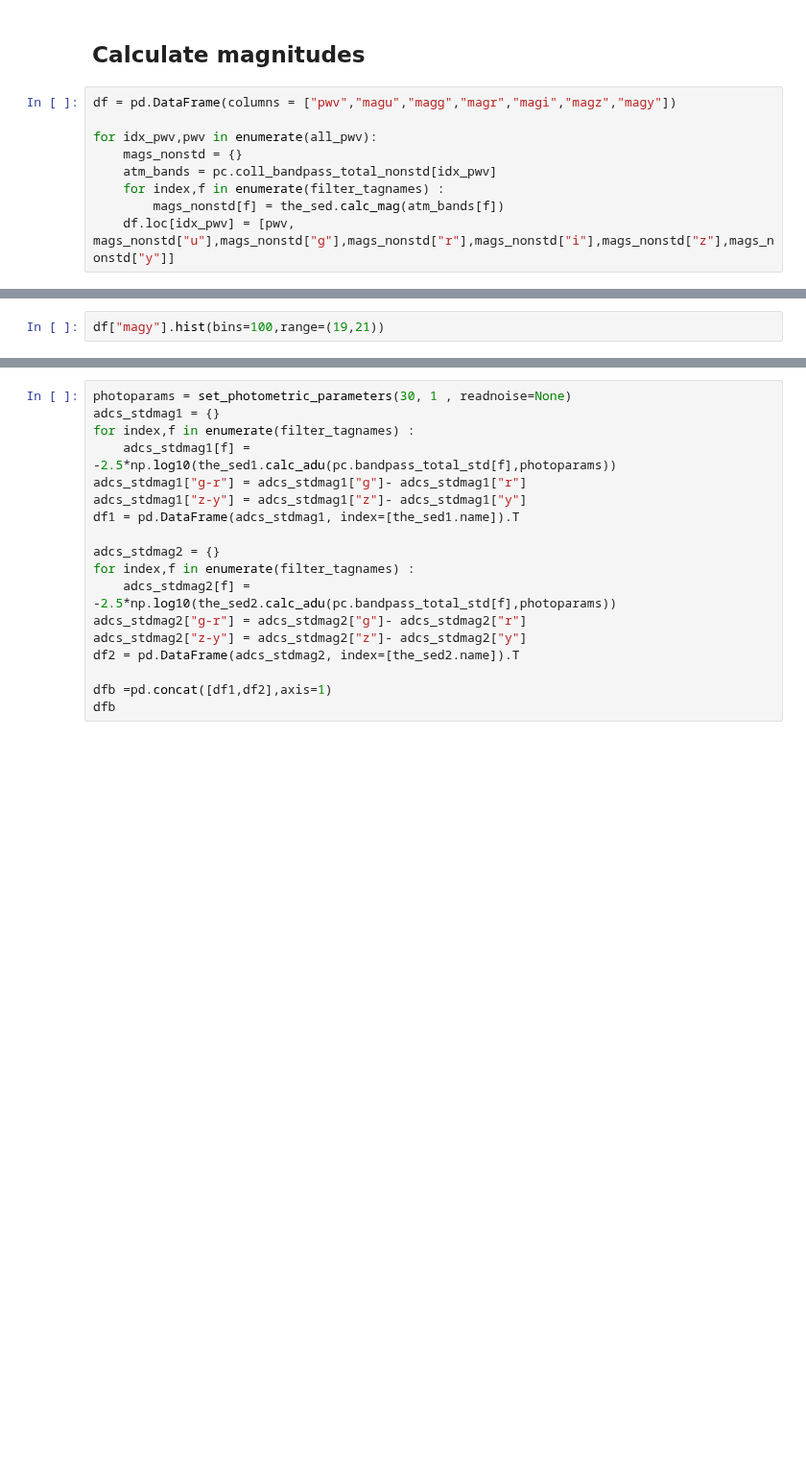
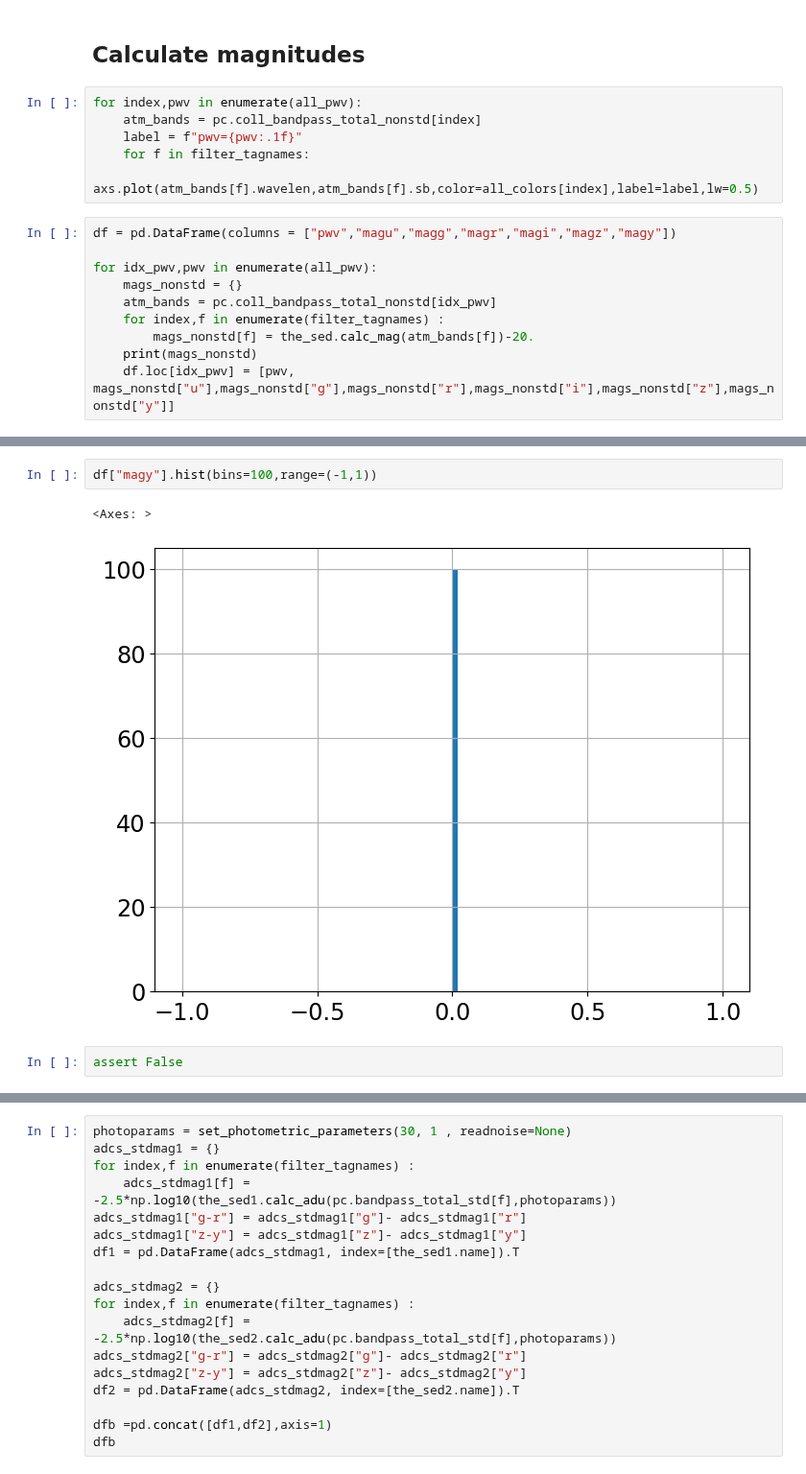
Before and after one commit to sylvielsstfr/RubinLSSTPhotometricCorrTuto, a Jupyter notebook: notebooks/10_resolution/ComputeMagResolution_LSSTfilters.ipynb, the cells around one changed output, grey strips where cells are left out. Shown at 96% size. Cells and saved outputs as stored; diff of their text form; blank space fills up the shorter version.

```diff
--- a/notebooks/10_resolution/ComputeMagResolution_LSSTfilters.ipynb
+++ b/notebooks/10_resolution/ComputeMagResolution_LSSTfilters.ipynb
@@ -347,5 +388,11 @@ for ifilt,f in enumerate(filter_tagnames):
 # %% [markdown]
 ## Calculate magnitudes
+# %%
+for index,pwv in enumerate(all_pwv):
+    atm_bands = pc.coll_bandpass_total_nonstd[index]
+    label = f"pwv={pwv:.1f}"
+    for f in filter_tagnames:
+        axs.plot(atm_bands[f].wavelen,atm_bands[f].sb,color=all_colors[index],label=label,lw=0.5)
 # %%
 df = pd.DataFrame(columns = ["pwv","magu","magg","magr","magi","magz","magy"])
 
@@ -353,5 +400,6 @@ for idx_pwv,pwv in enumerate(all_pwv):
     mags_nonstd = {}
     atm_bands = pc.coll_bandpass_total_nonstd[idx_pwv]
     for index,f in enumerate(filter_tagnames) :
-        mags_nonstd[f] = the_sed.calc_mag(atm_bands[f])
+        mags_nonstd[f] = the_sed.calc_mag(atm_bands[f])-20.
+    print(mags_nonstd)
     df.loc[idx_pwv] = [pwv, mags_nonstd["u"],mags_nonstd["g"],mags_nonstd["r"],mags_nonstd["i"],mags_nonstd["z"],mags_nonstd["y"]]
@@ -358,5 +424,10 @@ for idx_pwv,pwv in enumerate(all_pwv):
 # %%
-df["magy"].hist(bins=100,range=(19,21))
+df["magy"].hist(bins=100,range=(-1,1))
+# %% [output]
+<Axes: >
+[figure, added]
+# %%
+assert False
 # %%
 mags_std1 = {}
 for index,f in enumerate(filter_tagnames) :
```
Also changed, not shown: parts of 15 cells of this notebook.
